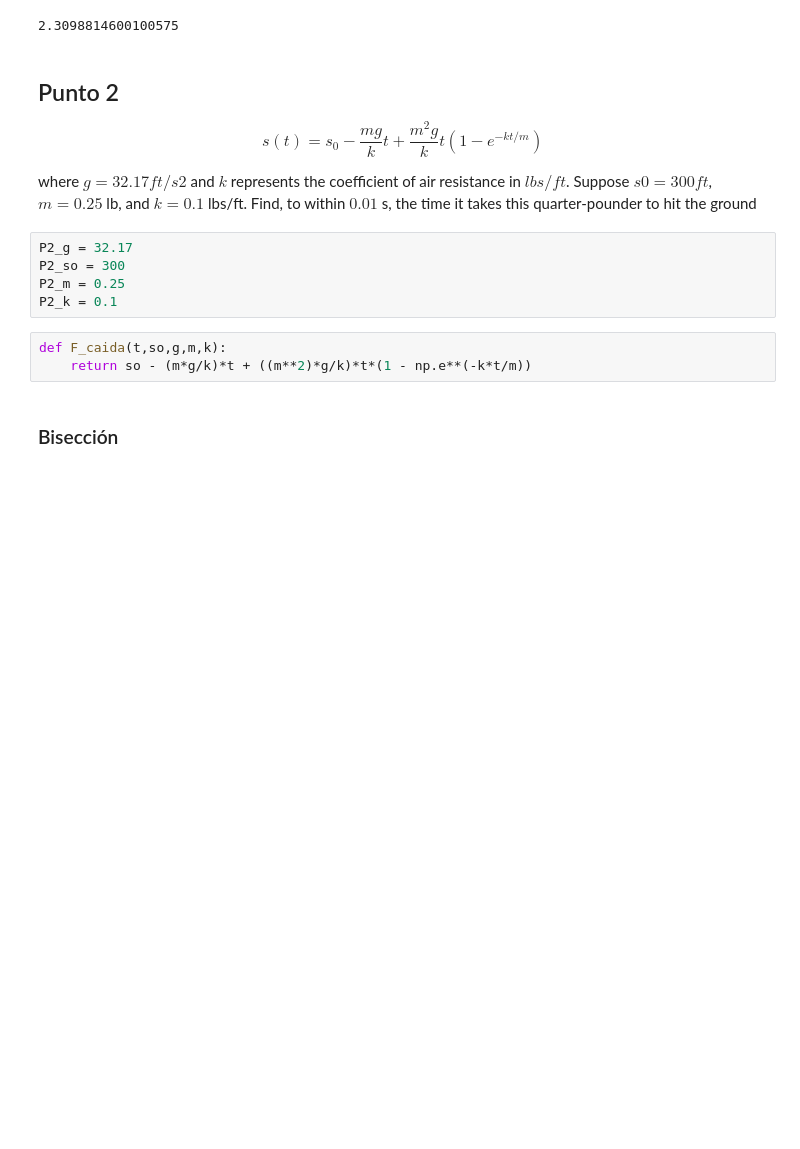
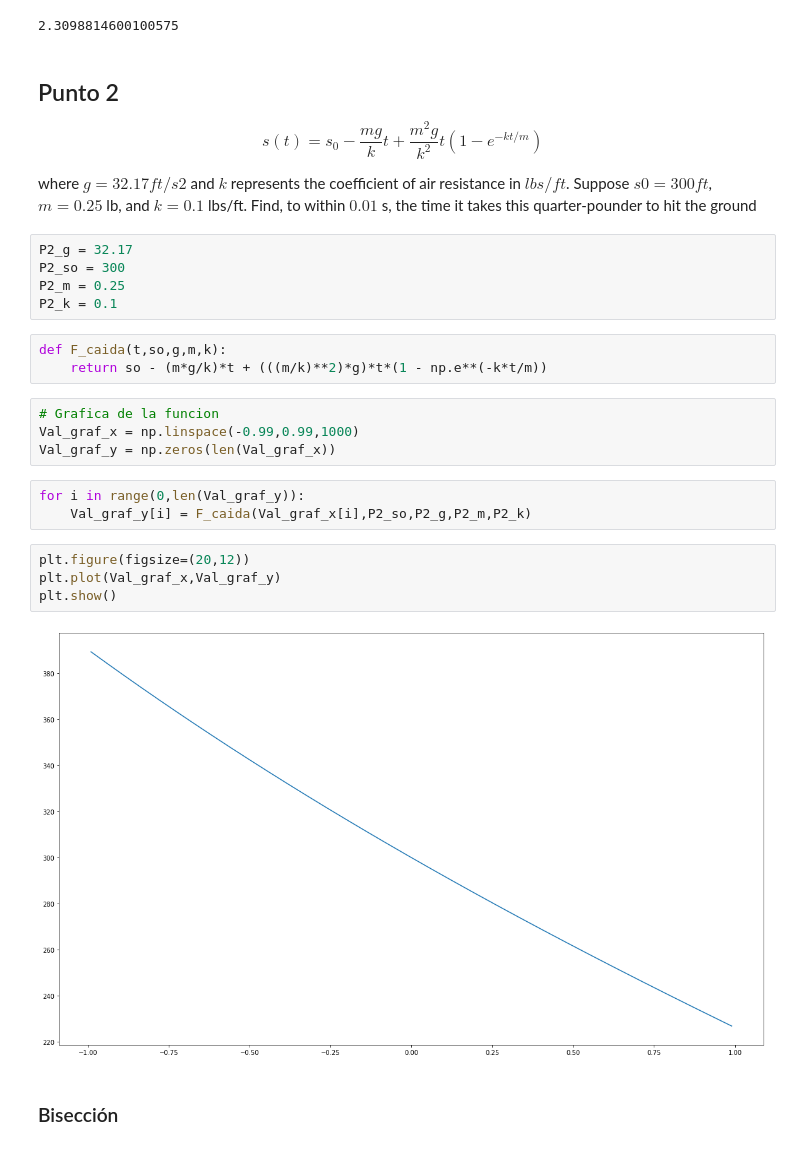
Before and after one commit to hernansalinas/CursoMetodosComputacionales, a Jupyter notebook: Entregas/Severiche_203/Laboratorio_05.ipynb, the cells around one changed output. Saved outputs shown, nothing was run; the diff lists cells and outputs as text; blank space fills up the shorter version.

```diff
--- a/Entregas/Severiche_203/Laboratorio_05.ipynb
+++ b/Entregas/Severiche_203/Laboratorio_05.ipynb
@@ -127,7 +128,7 @@ opt.newton(F_ang,P1_xo_newton)
 ## Punto 2
 
 \begin{equation}
-s(t)=s_0 - \frac{mg}{k}t+\frac{m^2g}{k}t(1-e^{-kt/m})
+s(t)=s_0 - \frac{mg}{k}t+\frac{m^2g}{k^2}t(1-e^{-kt/m})
 \end{equation}
 
 where $g = 32.17 ft/s2$ and $k$ represents the coefficient of air resistance in $lbs/ft$. Suppose $s0 = 300 ft$,
@@ -140,7 +141,20 @@ P2_m = 0.25
 P2_k = 0.1
 # %%
 def F_caida(t,so,g,m,k):
-    return so - (m*g/k)*t + ((m**2)*g/k)*t*(1 - np.e**(-k*t/m))
+    return so - (m*g/k)*t + (((m/k)**2)*g)*t*(1 - np.e**(-k*t/m))
+# %%
+# Grafica de la funcion
+Val_graf_x = np.linspace(-0.99,0.99,1000)
+Val_graf_y = np.zeros(len(Val_graf_x))
+# %%
+for i in range(0,len(Val_graf_y)):
+    Val_graf_y[i] = F_caida(Val_graf_x[i],P2_so,P2_g,P2_m,P2_k)
+# %%
+plt.figure(figsize=(20,12))
+plt.plot(Val_graf_x,Val_graf_y)
+plt.show()
+# %% [output]
+[figure, added]
 # %% [markdown]
 ### Bisección
 # %%
```
Also changed, not shown: parts of 8 cells of this notebook.
